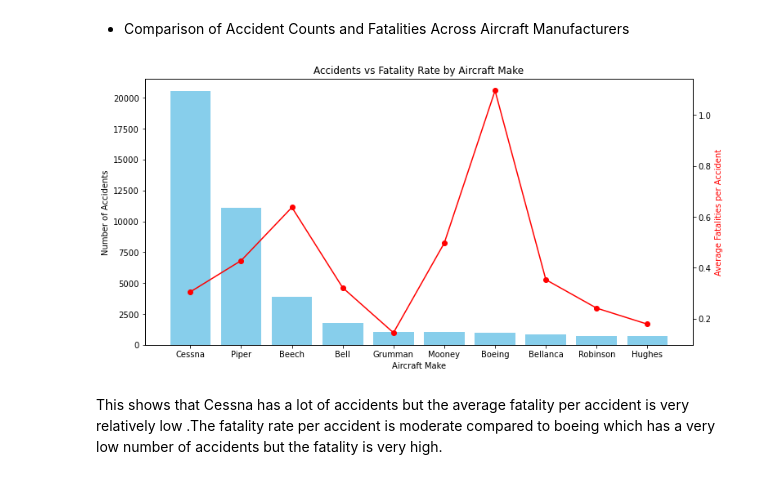
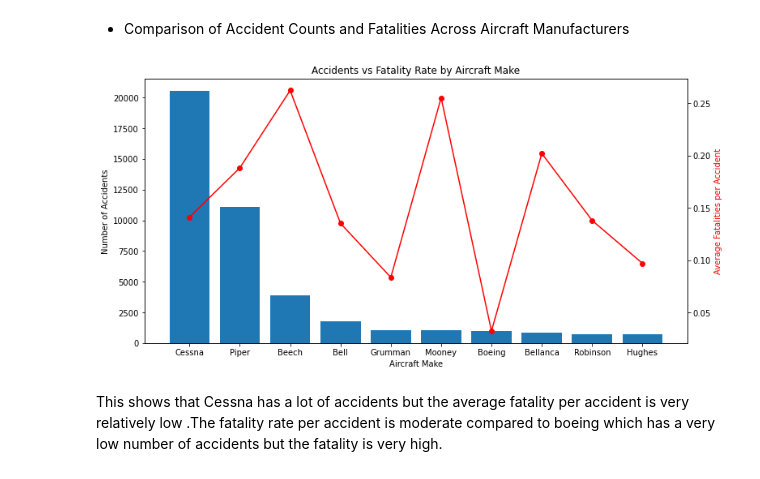
Before and after one commit to isabellasiele/dsc-phase-1-project-v3, a Jupyter notebook: student.ipynb, the cells around one changed output. Drawn from its saved outputs; the diff is of its cells as text; code cells hidden in the pictures.

```diff
--- a/student.ipynb
+++ b/student.ipynb
@@ -314,28 +314,28 @@ Most accidents are seen to occur during the landing phase followed by takeoff th
 # %%
 # Top 10 makes with most accidents
 top_makes = df['Make'].value_counts().nlargest(10).index
 accidents = df['Make'].value_counts().loc[top_makes]
 
 # Average fatalities for the same top makes
-fatalities = df.groupby("Make")["Total.Fatal.Injuries"].mean().loc[top_makes]
+fatalities = df.groupby("Make")["Fatality.Rate"].mean().loc[top_makes]
 
 fig, ax1 = plt.subplots(figsize=(12,6))
 
 # Bars (accident counts)
-ax1.bar(top_makes, accidents, color='skyblue')
+ax1.bar(top_makes, accidents)
 ax1.set_xlabel("Aircraft Make")
 ax1.set_ylabel("Number of Accidents")
 
 # Second y-axis (fatalities)
 ax2 = ax1.twinx()
 ax2.plot(top_makes, fatalities, color='red', marker='o',)
 ax2.set_ylabel("Average Fatalities per Accident", color='red')
 
 plt.title("Accidents vs Fatality Rate by Aircraft Make")
 plt.xticks(rotation=45)
 plt.show()
 # %% [output]
-[figure, old version]
+[figure, new version]
 # %% [markdown]
 This shows that Cessna has a lot of accidents  but the average fatality per accident is very relatively low .The fatality rate per accident is moderate compared to boeing which has a very low number of accidents but the fatality is very high.
 # %% [markdown]
```
Also changed, not shown: parts of 3 cells of this notebook, 2 other files.
